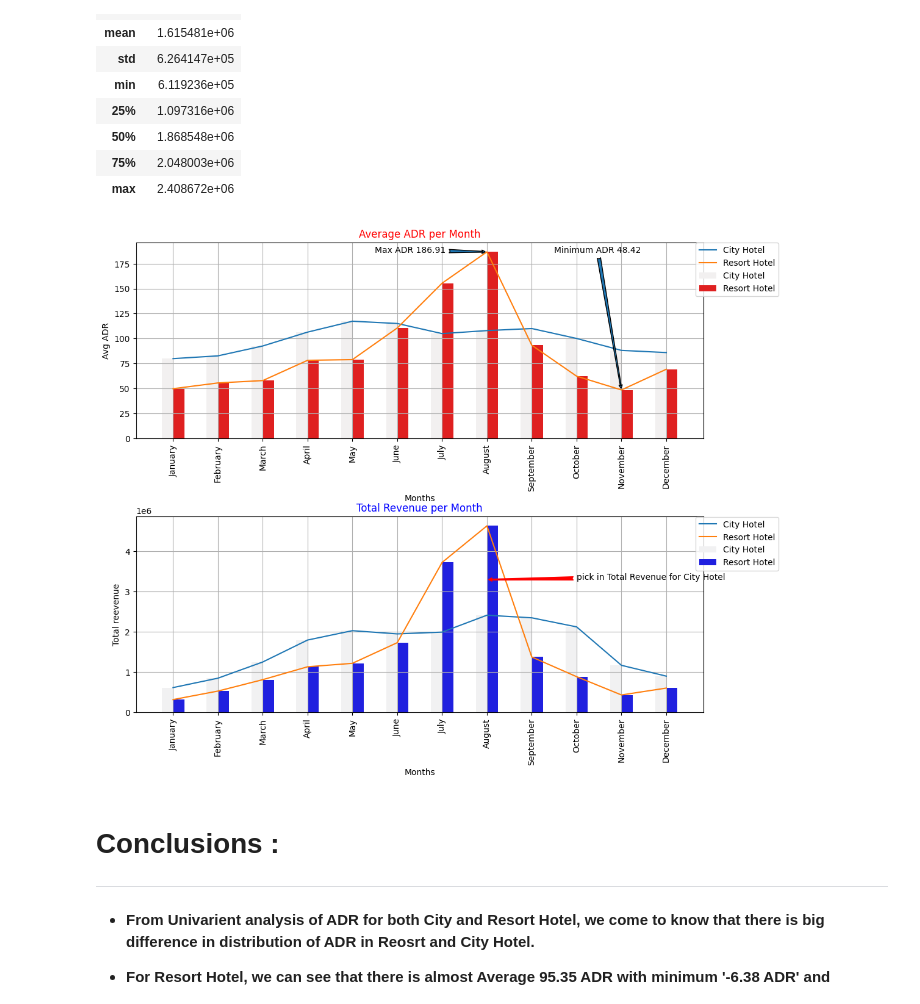
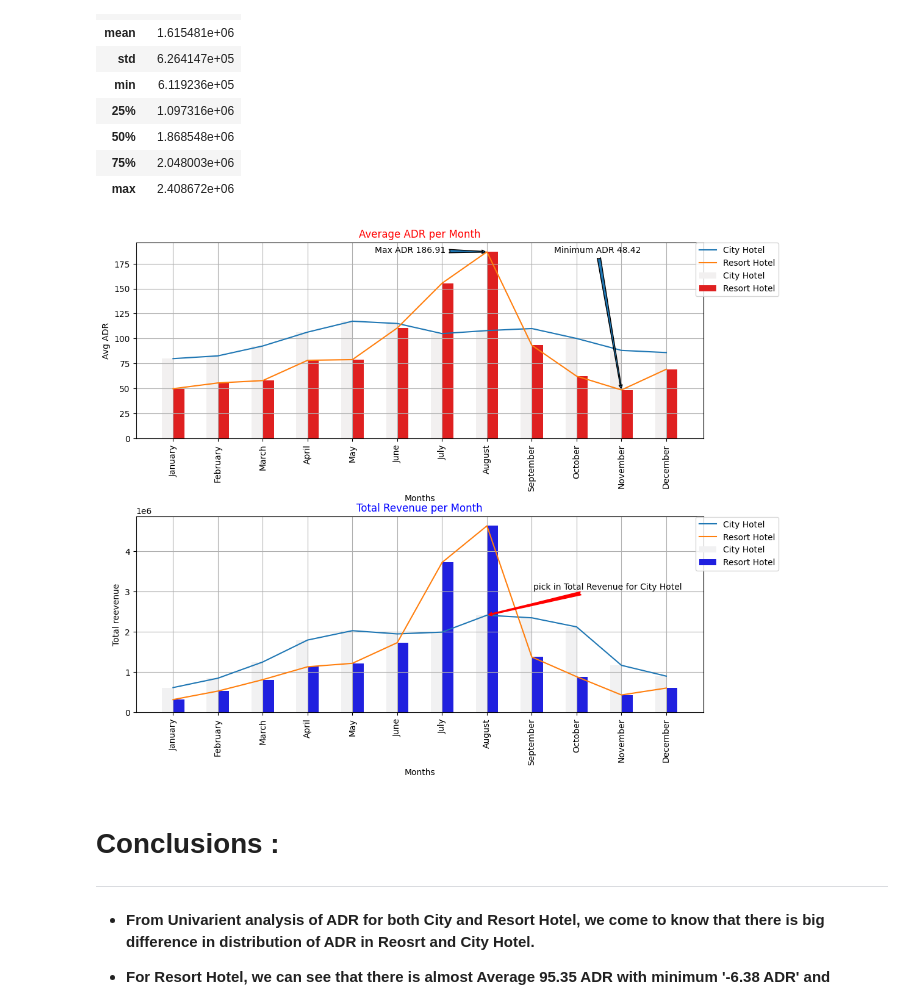
Before and after one commit to Sunny-Batavale/MY-PROJECTS-SUNNY, a Jupyter notebook: EDA_Hotel_Booking.ipynb, the cells around one changed output. Drawn from its saved outputs; the diff is of its cells as text; code cells hidden in the pictures.

```diff
--- a/EDA_Hotel_Booking.ipynb
+++ b/EDA_Hotel_Booking.ipynb
@@ -2263,34 +2263,34 @@ city_TR.describe()
 # %%
 fig, ax = plt.subplots(figsize=(12,10))
 plt.subplots_adjust(wspace=0.4, hspace=0.4)
 plt.subplot(2,1,1)
 sns.barplot(x='arrival_date_month',y='ADR',data=avg_adr,color='red',width=0.5,hue='hotel')
 sns.lineplot(x='arrival_date_month',y='ADR',data=avg_adr,hue='hotel')
 
 plt.annotate('Max ADR 186.91',(7,186.91),xytext=(4.5,186),arrowprops=dict(arrowstyle="fancy"))
 plt.annotate('Minimum ADR 48.42',(10,48.42),xytext=(8.5,186),arrowprops=dict(arrowstyle="fancy"))
 plt.title('Average ADR per Month',color='red')
 plt.xlabel('Months')
 plt.ylabel('Avg ADR')
 plt.legend(bbox_to_anchor=(1.14,1.02))
 plt.grid(True)
 plt.xticks(rotation=90)
 
 plt.subplot(2,1,2)
 sns.barplot(x='arrival_date_month',y='Total_Revenue',data=total_revenue,color='blue',width=0.5,hue='hotel')
 sns.lineplot(x='arrival_date_month',y='Total_Revenue',data=total_revenue,hue='hotel')
 
-plt.annotate('pick in Total Revenue for City Hotel',(7,3.291651e+06),xytext=(9,3.291651e+06),arrowprops=dict(arrowstyle="fancy",color='red'))
+plt.annotate('pick in Total Revenue for City Hotel',(7,2.408672e+06),xytext=(8.04,3.05e+06),arrowprops=dict(arrowstyle="fancy",color='red'))
 plt.title('Total Revenue per Month',color='blue')
 plt.xlabel('Months')
 plt.ylabel('Total reevenue')
 plt.legend(bbox_to_anchor=(1.14,1.02))
 plt.grid(True)
 plt.xticks(rotation=90)
 
 plt.show()
 # %% [output]
-[figure, old version]
+[figure, new version]
 # %% [markdown]
 # **Conclusions :**
 
```
